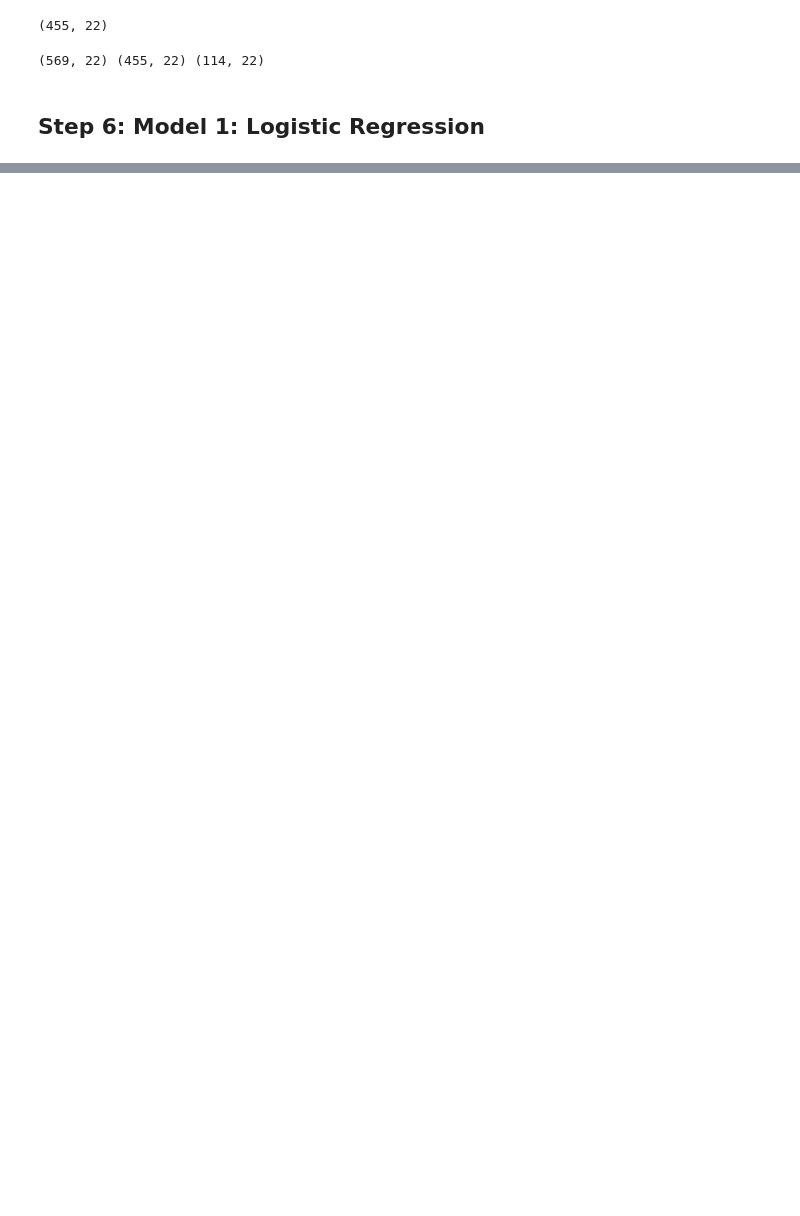
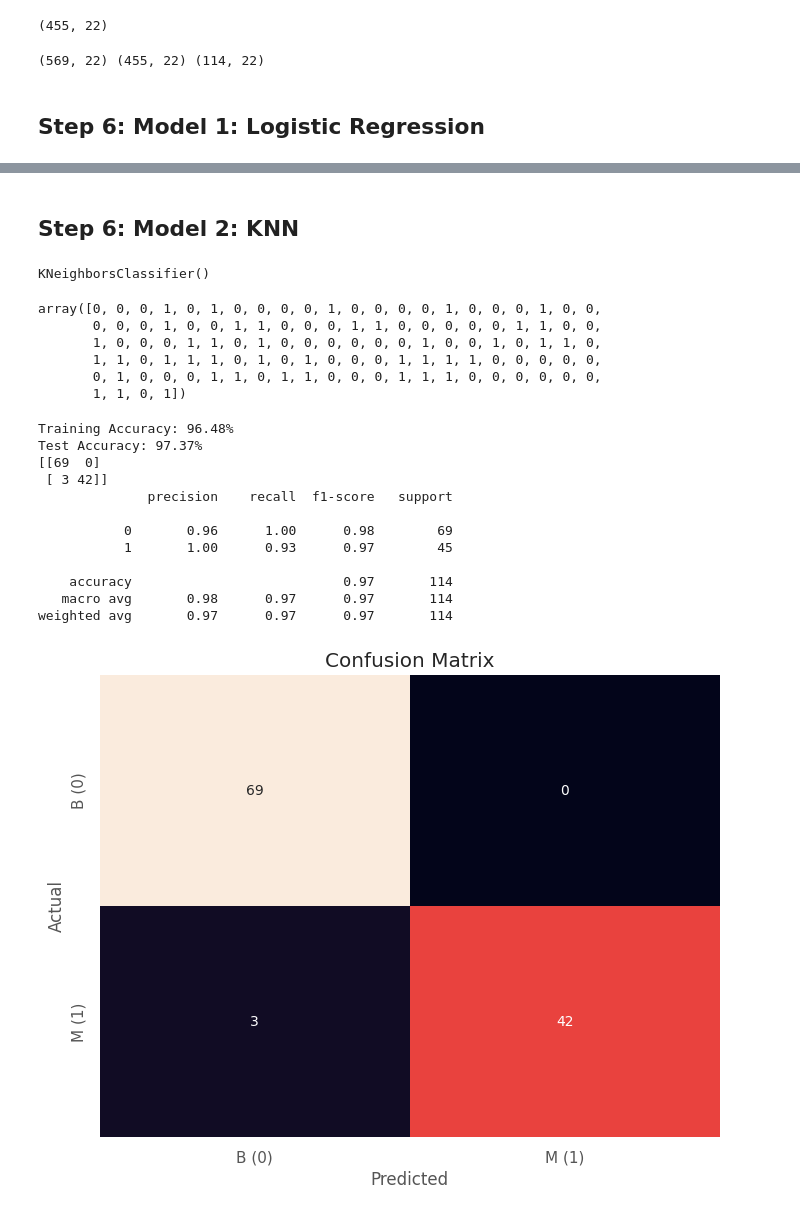
Before and after one commit to SurekhaBerlin/Breast-Cancer-Project, a Jupyter notebook: Breast_Cancer_Project(EDA_+ML_+_DL_).ipynb, the cells around one changed output, grey strips where cells are left out. Saved outputs shown, nothing was run; the diff lists cells and outputs as text; code cells hidden in the pictures; blank space fills up the shorter version.

```diff
--- a/Breast_Cancer_Project(EDA_+ML_+_DL_).ipynb
+++ b/Breast_Cancer_Project(EDA_+ML_+_DL_).ipynb
@@ -382,0 +440,9 @@ print(X.shape, X_train.shape, X_test.shape)
+# %% [markdown]
+## Step 6: Model 2: KNN
+# %%
+from sklearn.neighbors import KNeighborsClassifier
+
+knn = KNeighborsClassifier()
+knn.fit(X_train, y_train)
+# %% [output]
+KNeighborsClassifier()
@@ -382,0 +451,49 @@ print(X.shape, X_train.shape, X_test.shape)
+# %%
+y_pred
+# %% [output]
+array([0, 0, 0, 1, 0, 1, 0, 0, 0, 0, 1, 0, 0, 0, 0, 1, 0, 0, 0, 1, 0, 0,
+       0, 0, 0, 1, 0, 0, 1, 1, 0, 0, 0, 1, 1, 0, 0, 0, 0, 0, 1, 1, 0, 0,
+       1, 0, 0, 0, 1, 1, 0, 1, 0, 0, 0, 0, 0, 0, 1, 0, 0, 1, 0, 1, 1, 0,
+       1, 1, 0, 1, 1, 1, 0, 1, 0, 1, 0, 0, 0, 1, 1, 1, 1, 0, 0, 0, 0, 0,
+       0, 1, 0, 0, 0, 1, 1, 0, 1, 1, 0, 0, 0, 1, 1, 1, 0, 0, 0, 0, 0, 0,
+       1, 1, 0, 1])
+# %%
+from sklearn.metrics import accuracy_score, confusion_matrix, classification_report
+# Calculate accuracy for training data
+train_accuracy = accuracy_score(y_train, knn.predict(X_train))
+print(f'Training Accuracy: {train_accuracy * 100:.2f}%')
+
+# Calculate accuracy for test data
+knn_acc = accuracy_score(y_test, knn.predict(X_test))
+print(f'Test Accuracy: {knn_acc * 100:.2f}%')
+
+# Predictions
+y_pred = knn.predict(X_test)
+
+# Confusion Matrix
+cm = confusion_matrix(y_test, y_pred)
+print(cm)
+print(classification_report(y_test, y_pred))
+
+# Plotting the confusion matrix with the rocket color palette
+plt.figure(figsize=(8, 6))
+sns.heatmap(cm, annot=True, fmt='d', cmap='rocket', cbar=False,
+            xticklabels=['B (0)', 'M (1)'], yticklabels=['B (0)', 'M (1)'])
+plt.xlabel('Predicted')
+plt.ylabel('Actual')
+plt.title('Confusion Matrix')
+plt.show()
+# %% [output]
+Training Accuracy: 96.48%
+Test Accuracy: 97.37%
+[[69  0]
+ [ 3 42]]
+              precision    recall  f1-score   support
+
+           0       0.96      1.00      0.98        69
+           1       1.00      0.93      0.97        45
+
+    accuracy                           0.97       114
+   macro avg       0.98      0.97      0.97       114
+weighted avg       0.97      0.97      0.97       114
+[figure, added]
```
Also changed, not shown: parts of 6 cells of this notebook.
